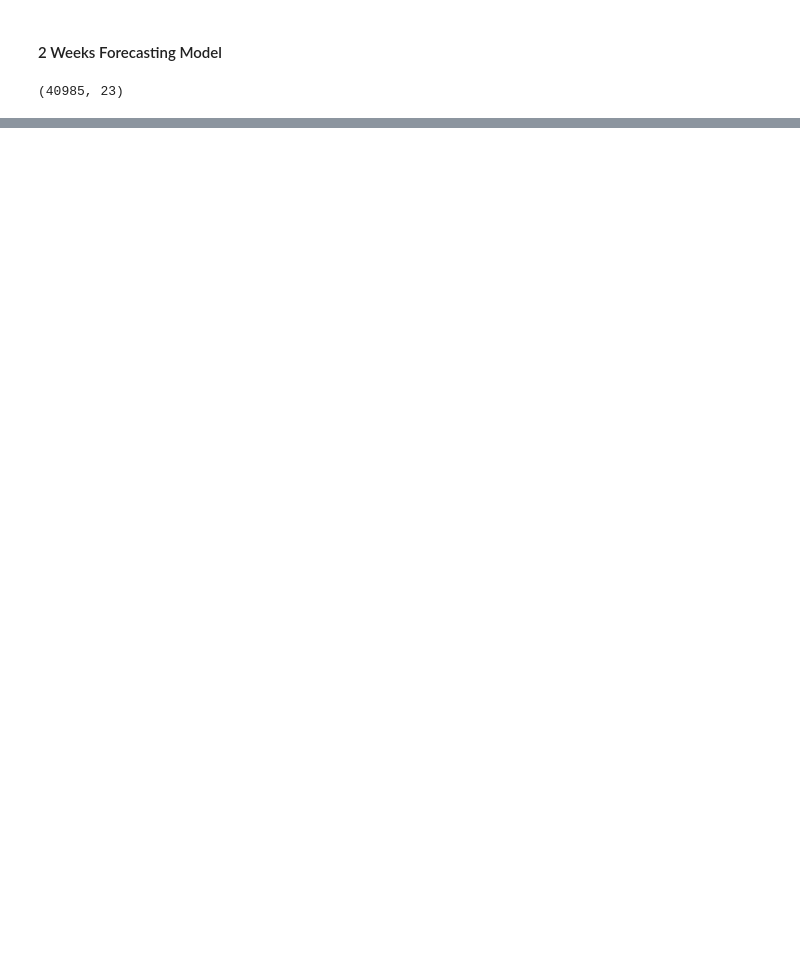
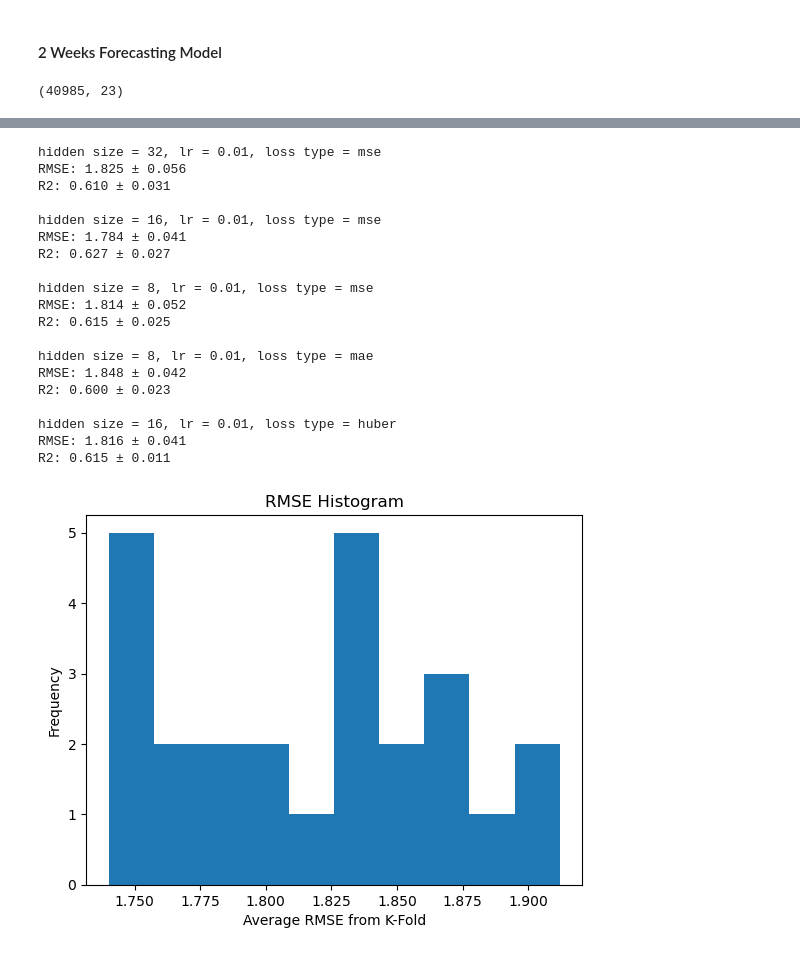
Before and after one commit to iwrobleski04/mlcc-final-project, a Jupyter notebook: time_series_model/forecast_LSTM.ipynb, the cells around one changed output, grey strips where cells are left out. Saved outputs shown, nothing was run; the diff lists cells and outputs as text; code cells hidden in the pictures; blank space fills up the shorter version.

```diff
--- a/time_series_model/forecast_LSTM.ipynb
+++ b/time_series_model/forecast_LSTM.ipynb
@@ -553,0 +628,2 @@ R2: 0.597 ± 0.038
+# %%
+df3 = df3.sort_values(by = ['latitude', 'longitude', 'sample_date', 'cyanobacteria_abundance', 'satellite_date'])
@@ -553,0 +674,63 @@ R2: 0.597 ± 0.038
+# %%
+xtrain3, xtest3, ytrain3, ytest3 = spatial_train_test_split(
+    xdata3, ydata3, lat, lon,
+    test_size=0.15,
+    random_state=999
+)
+xtrain3, scaler = scale_data(xtrain3, fit=True)
+# %%
+#train models
+#model 1
+rmse_1, r2_1 = run_kfold(xtrain3, ytrain3,
+                                   hidden_size = 32,
+                                   num_layers = 1,
+                                   lr = 0.01,
+                                   loss_type = "mse",
+                                   k = 5)
+
+#model 2
+rmse_2, r2_2 = run_kfold(xtrain3, ytrain3, hidden_size = 16, num_layers = 1, lr = 0.01, loss_type = 'mse', k = 5)
+#model 3
+rmse_3, r2_3 = run_kfold(xtrain3, ytrain3, 8, 1, 0.01, 'mse', k = 5)
+#model 4
+rmse_4, r2_4 = run_kfold(xtrain3, ytrain3, 8, 1, 0.01, 'mae', k = 5)
+#model 5
+rmse_5, r2_5 = run_kfold(xtrain3, ytrain3, 16, 1, 0.01, 'huber', k = 5)
+
+#plotting a histogram of rmse and r2 values
+all_rmses = rmse_1 + rmse_2 + rmse_3 + rmse_4 + rmse_5
+all_r2s = r2_1 + r2_2 + r2_3 + r2_4 + r2_5
+#RMSE
+plt.hist(all_rmses)
+plt.title("RMSE Histogram")
+plt.xlabel("Average RMSE from K-Fold")
+plt.ylabel("Frequency")
+plt.show()
+
+#R2s
+plt.hist(all_r2s)
+plt.title("R-Squared Histogram")
+plt.xlabel("Average R-Squared from K-Fold")
+plt.ylabel("Frequency")
+plt.show()
+# %% [output]
+hidden size = 32, lr = 0.01, loss type = mse
+RMSE: 1.825 ± 0.056
+R2: 0.610 ± 0.031
+
+hidden size = 16, lr = 0.01, loss type = mse
+RMSE: 1.784 ± 0.041
+R2: 0.627 ± 0.027
+
+hidden size = 8, lr = 0.01, loss type = mse
+RMSE: 1.814 ± 0.052
+R2: 0.615 ± 0.025
+
+hidden size = 8, lr = 0.01, loss type = mae
+RMSE: 1.848 ± 0.042
+R2: 0.600 ± 0.023
+
+hidden size = 16, lr = 0.01, loss type = huber
+RMSE: 1.816 ± 0.041
+R2: 0.615 ± 0.011
+[figure, added]
```
Also changed, not shown: parts of 22 cells of this notebook, 2 other files.
